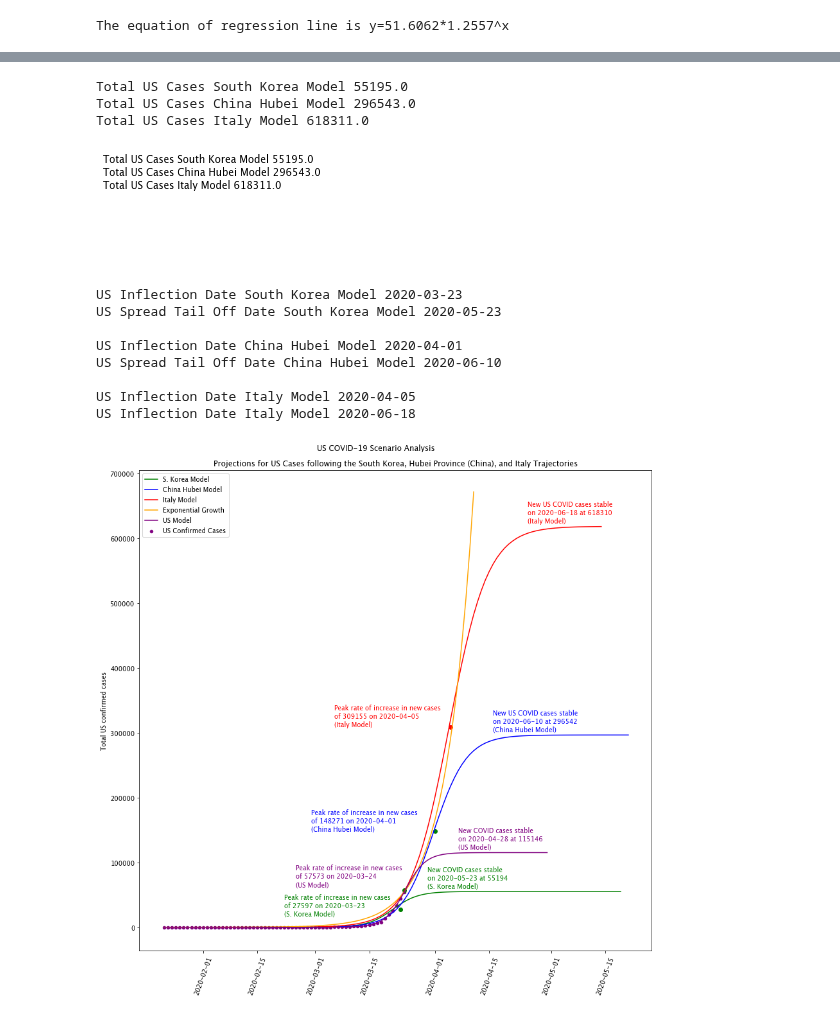
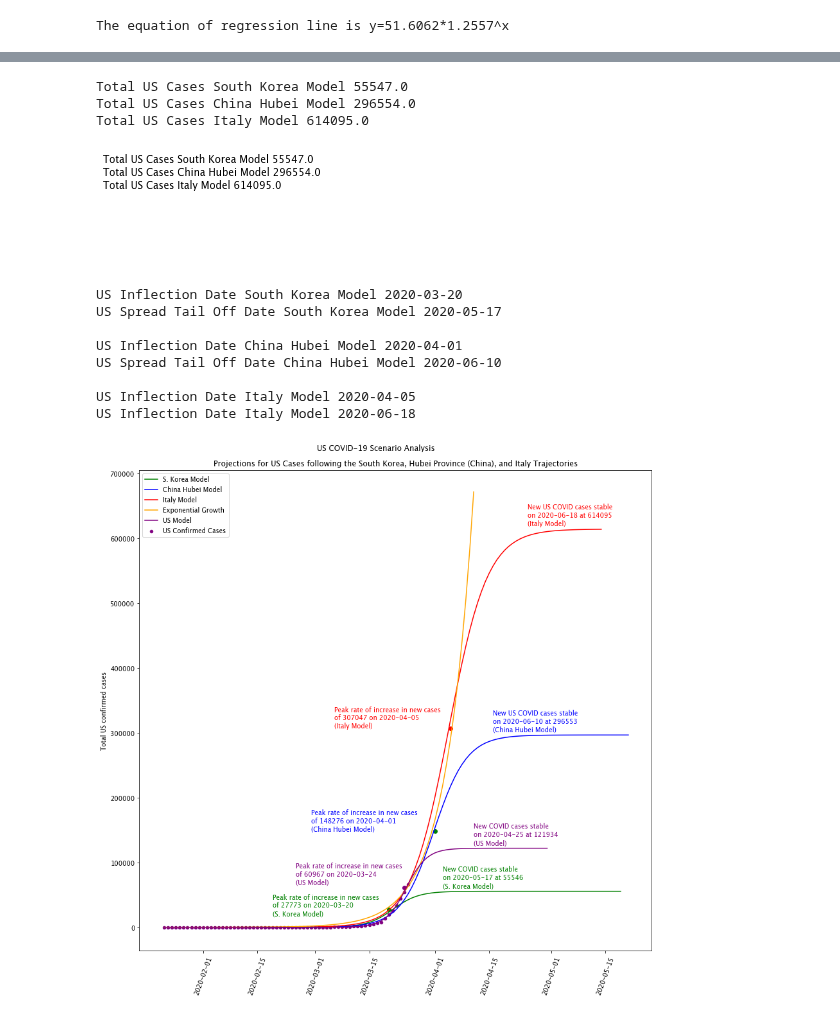
Before and after one commit to jayurbain/covid19, a Jupyter notebook: covid19_logistic_model.ipynb, the cells around one changed output, grey strips where cells are left out. Drawn from its saved outputs; the diff is of its cells as text; code cells hidden in the pictures.

```diff
--- a/covid19_logistic_model.ipynb
+++ b/covid19_logistic_model.ipynb
@@ -94,7 +86,7 @@ def unpivot_data(df_raw):
     return df_unpivot
 
 # Unpivot datasets datasets
-df_confirmed=unpivot_data(df_confirmed_raw)
-df_deaths=unpivot_data(df_deaths_raw)
-df_recovered=unpivot_data(df_recovered_raw)
-df_confirmed_new=unpivot_data(df_confirmed_raw_new)
+# df_confirmed=unpivot_data(df_confirmed_raw)
+# df_deaths=unpivot_data(df_deaths_raw)
+# df_recovered=unpivot_data(df_recovered_raw)
+df_confirmed=unpivot_data(df_confirmed_raw_new)
@@ -1287,9 +1337,9 @@ s = 'Total US Cases Italy Model ' + str( round(popt_it[2]*us_italy_pop_factor) )
 print(s)
 st = st + s + '\n'
 # %% [output]
-Total US Cases South Korea Model 55195.0
-Total US Cases China Hubei Model 296543.0
-Total US Cases Italy Model 618311.0
+Total US Cases South Korea Model 55547.0
+Total US Cases China Hubei Model 296554.0
+Total US Cases Italy Model 614095.0
 # %%
 import matplotlib.pyplot as plt
 
@@ -1303,7 +1353,7 @@ plt.show()
 # %% [output]
 [figure]
 # %%
-sk_inflection = 61
+sk_inflection = 58
 sk_inflection_date = np.datetime64(df_confirmed.index.values.min()) + np.timedelta64(int(round(sk_inflection,2)),'D')
 sk_inflection_end_date = np.datetime64(df_confirmed.index.values.min()) + np.timedelta64(int(round(sk_inflection*2,2)),'D')
 sk_inflection_date_string = np.datetime_as_string(sk_inflection_date, unit='D')
@@ -1347,8 +1397,8 @@ print(s)
 st = st + '\n'
 print()
 # %% [output]
-US Inflection Date South Korea Model 2020-03-23
-US Spread Tail Off Date South Korea Model 2020-05-23
+US Inflection Date South Korea Model 2020-03-20
+US Spread Tail Off Date South Korea Model 2020-05-17
 
 US Inflection Date China Hubei Model 2020-04-01
 US Spread Tail Off Date China Hubei Model 2020-06-10
@@ -1399,37 +1449,37 @@ style = dict(size=10, color='blue')
 plt.scatter(ch_hb_inflection_date, popt_ch_hb[2]/2*us_china_hubei_pop_factor, color='green')
 do = np.datetime_as_string( np.datetime64(ch_hb_inflection_date_string) + np.timedelta64(-32,'D') )
 ax.text(do, round(popt_ch_hb[2]/2*us_china_hubei_pop_factor), 'Peak rate of increase in new cases \nof ' + str(int(popt_ch_hb[2]/2*us_china_hubei_pop_factor)) + ' on '+ ch_hb_inflection_date_string + '\n(China Hubei Model)', **style)
 do = np.datetime_as_string( np.datetime64(ch_hb_inflection_date_string) + np.timedelta64(15,'D') )
 ax.text(do, round(popt_ch_hb[2]*us_china_hubei_pop_factor)+y_text_offset, 'New US COVID cases stable \non ' + ch_hb_inflection_end_date_string + ' at ' + str(int(popt_ch_hb[2]*us_china_hubei_pop_factor)) + '\n(China Hubei Model)', **style)
 
 style = dict(size=10, color='green')
 plt.scatter(sk_inflection_date, popt_sk[2]/2*us_sk_pop_factor, color='green')
 do = np.datetime_as_string( np.datetime64(sk_inflection_date_string) + np.timedelta64(-30,'D') )
 ax.text(do, round(popt_sk[2]/2*us_sk_pop_factor)-10000, 'Peak rate of increase in new cases \nof ' + str(int(popt_sk[2]/2*us_sk_pop_factor)) + ' on '+ sk_inflection_date_string + '\n(S. Korea Model)', **style)
-do = np.datetime_as_string( np.datetime64(sk_inflection_date_string) + np.timedelta64(7,'D') )
+do = np.datetime_as_string( np.datetime64(sk_inflection_date_string) + np.timedelta64(14,'D') )
 ax.text(do, round(popt_sk[2]*us_sk_pop_factor)+y_text_offset, 'New COVID cases stable \non ' + sk_inflection_end_date_string + ' at ' + str(int(popt_sk[2]*us_sk_pop_factor)) + '\n(S. Korea Model)', **style)
 
 style = dict(size=10, color='purple')
-plt.scatter(us_inflection_date, popt_us[2]/2*1, color='green')
+plt.scatter(us_inflection_date, popt_us[2]/2*1, color='purple')
 do = np.datetime_as_string( np.datetime64(us_inflection_date_string) + np.timedelta64(-28,'D') )
 ax.text(do, round(popt_us[2]/2*1)+y_text_offset, 'Peak rate of increase in new cases \nof ' + str(int(popt_us[2]/2*1)) + ' on '+ us_inflection_date_string + '\n(US Model)', **style)
-do = np.datetime_as_string( np.datetime64(us_inflection_date_string) + np.timedelta64(14,'D') )
+do = np.datetime_as_string( np.datetime64(us_inflection_date_string) + np.timedelta64(18,'D') )
 ax.text(do, round(popt_us[2]*1)+y_text_offset, 'New COVID cases stable \non ' + us_inflection_end_date_string + ' at ' + str(int(popt_us[2]*1)) + '\n(US Model)', **style)
 
 us_inflection_end_date_string
 
 # ax.annotate('local minimum', xy=(5 * np.pi, -1), xytext=(2, -6),
 #             arrowprops=dict(arrowstyle="->",
 #                             connectionstyle="angle3,angleA=0,angleB=-90"));
 
 # plt.xlabel("Days since " + min_date)
 plt.ylabel("Total US confirmed cases")
 plt.suptitle('US COVID-19 Scenario Analysis')
 plt.title('Projections for US Cases following the South Korea, Hubei Province (China), and Italy Trajectories')
 plt.savefig('Projections for US Cases following the South Korea, Hubei Province (China), and Italy Trajectories.png')
 plt.show()
 # %% [output]
-[figure, old version]
+[figure, new version]
 # %%
 # b: blue
 # g: green
```
Also changed, not shown: parts of 62 cells of this notebook, 10 other files.
